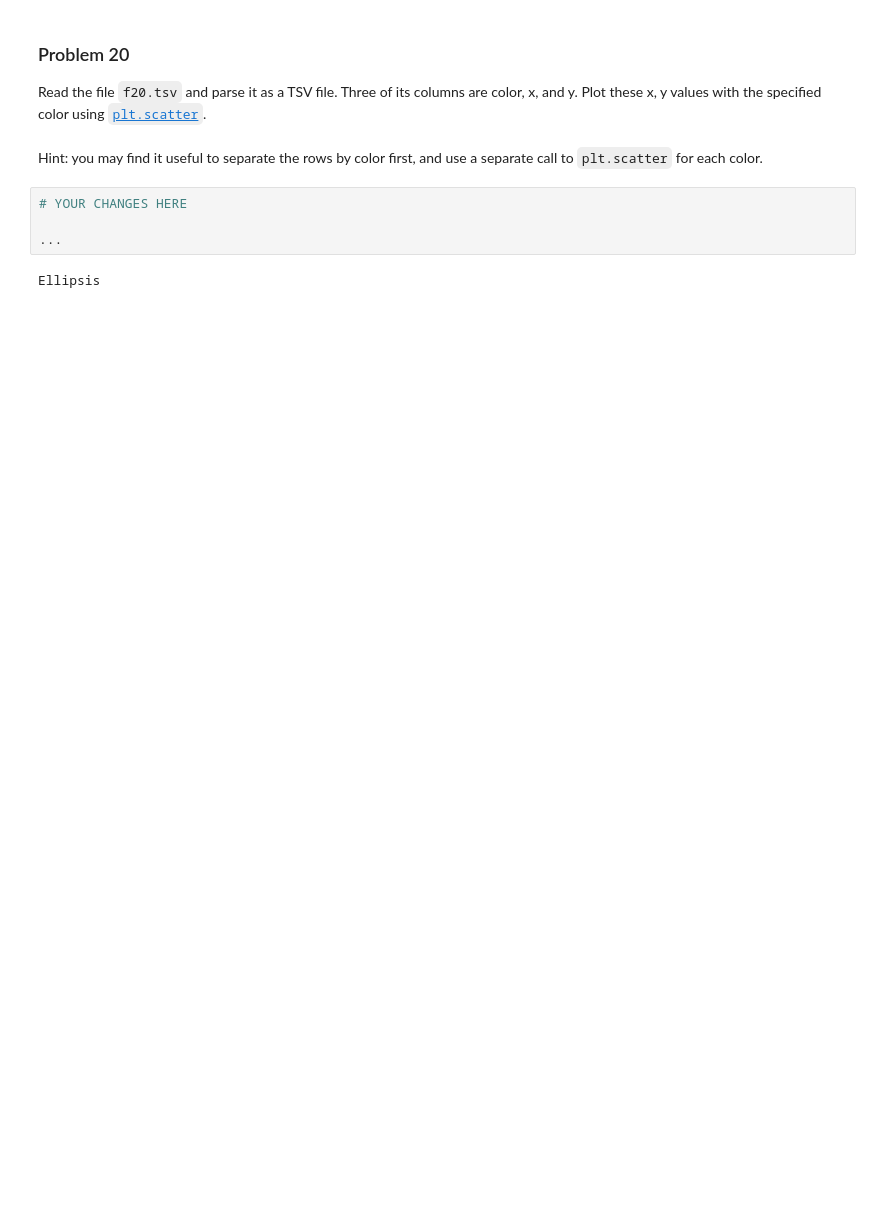
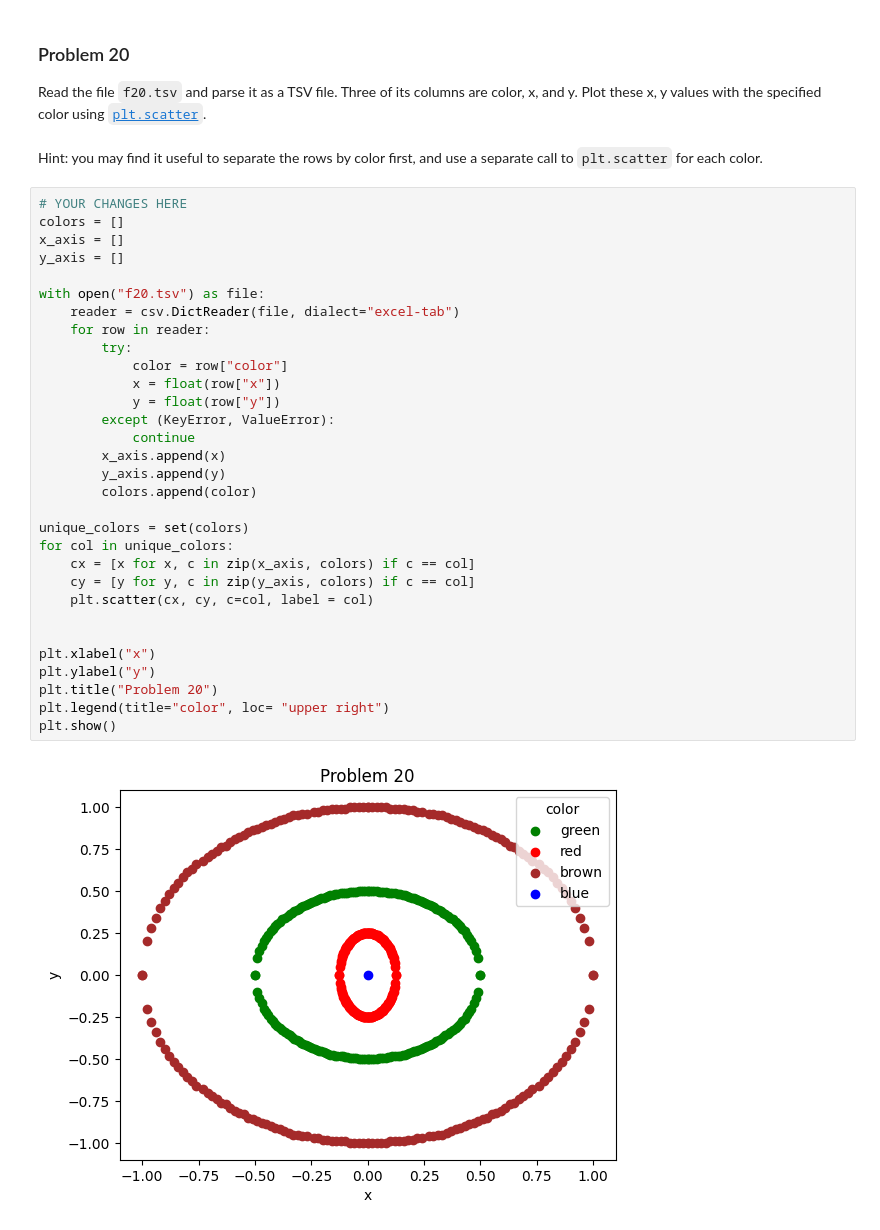
Before and after one commit to kmdavis2/dx602-homework-05, a Jupyter notebook: homework.ipynb, the cells around one changed output. Drawn from its saved outputs; the diff is of its cells as text; blank space fills up the shorter version.

```diff
--- a/homework.ipynb
+++ b/homework.ipynb
@@ -559,9 +577,36 @@ Three of its columns are color, x, and y.
 Plot these x, y values with the specified color using [`plt.scatter`](https://matplotlib.org/stable/api/_as_gen/matplotlib.pyplot.scatter.html).
 # %% [markdown]
 Hint: you may find it useful to separate the rows by color first, and use a separate call to `plt.scatter` for each color.
-# %%
-# YOUR CHANGES HERE
-
-...
-# %% [output]
-Ellipsis
+# %%
+# YOUR CHANGES HERE
+colors = []
+x_axis = []
+y_axis = []
+
+with open("f20.tsv") as file:
+    reader = csv.DictReader(file, dialect="excel-tab")
+    for row in reader:
+        try:
+            color = row["color"]
+            x = float(row["x"])
+            y = float(row["y"])
+        except (KeyError, ValueError):
+            continue
+        x_axis.append(x)
+        y_axis.append(y)
+        colors.append(color)
+
+unique_colors = set(colors)
+for col in unique_colors:
+    cx = [x for x, c in zip(x_axis, colors) if c == col]
+    cy = [y for y, c in zip(y_axis, colors) if c == col]
+    plt.scatter(cx, cy, c=col, label = col)
+
+
+plt.xlabel("x")
+plt.ylabel("y")
+plt.title("Problem 20")
+plt.legend(title="color", loc= "upper right")
+plt.show()
+# %% [output]
+[figure, added]
```
Also changed, not shown: parts of 2 cells of this notebook.
